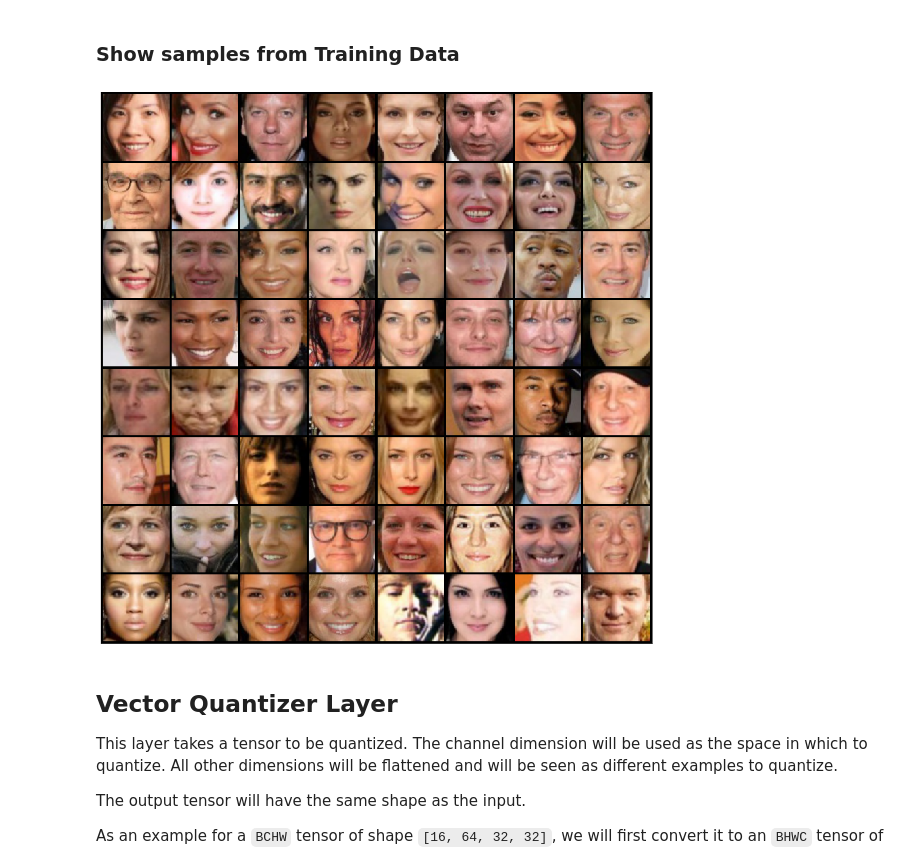
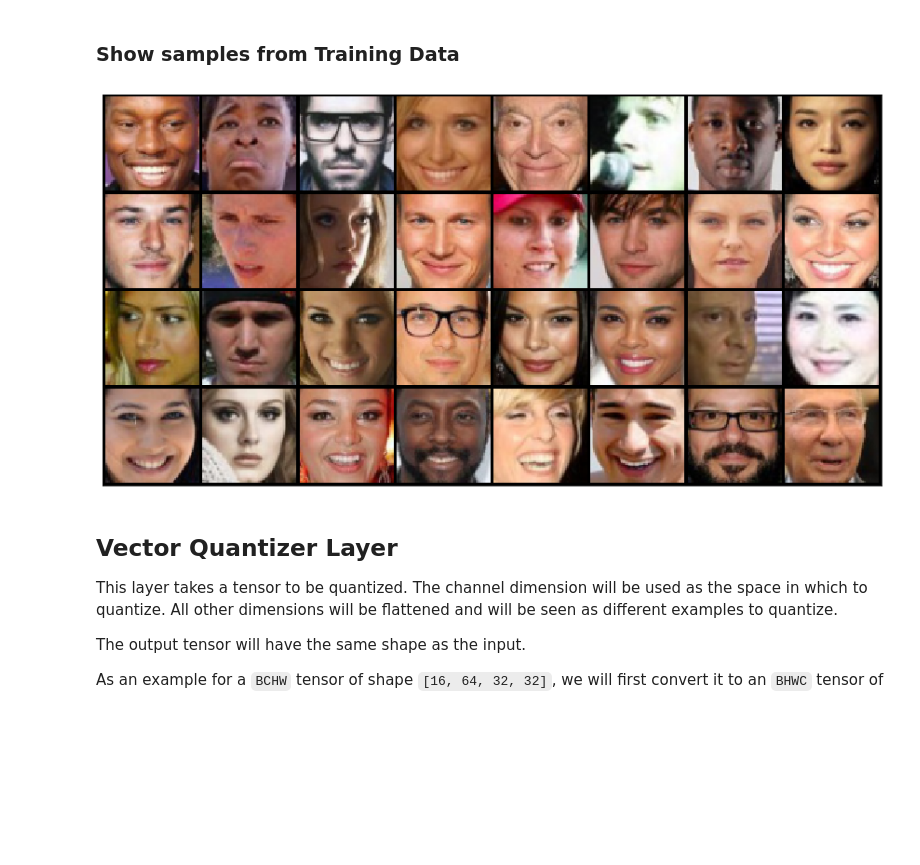
Before and after one commit to sandrobarna/workshop-amld2020, a Jupyter notebook: VQ-VAE.ipynb, the cells around one changed output. Cells and saved outputs as stored; diff of their text form; code cells hidden in the pictures; blank space fills up the shorter version.

```diff
--- a/VQ-VAE.ipynb
+++ b/VQ-VAE.ipynb
@@ -130,7 +141,7 @@ def get_celeba_dls(df: pd.DataFrame, valid_size=0.01, batch_size=128):
                                         pin_memory=True),
 
             torch.utils.data.DataLoader(valid_ds,
-                                        batch_size=2 * batch_size,
+                                        batch_size=batch_size,
                                         shuffle=False,
                                         pin_memory=True))
 # %% [markdown]
@@ -175,14 +187,17 @@ def show(img, **kwargs):
 # %%
-def show_batch(batch, **kwargs):
-    denorm_batch = torch.stack([denorm(sample_batch[i]) for i in range(sample_batch.shape[0])])
+def show_batch(batch, samples=None, **kwargs):
+    if not samples:
+        samples = batch.shape[0]
+
+    denorm_batch = torch.stack([denorm(batch[i]) for i in range(samples)])
     batch_grid = make_grid(denorm_batch)
     show(batch_grid, **kwargs)
 # %%
 sample_batch = next(iter(train_dl))
 # %%
-show_batch(sample_batch, **{"figsize":(15, 15)})
+show_batch(sample_batch, samples=32, **{"figsize":(15, 15)})
 # %% [output]
-[figure, old version]
+[figure, new version]
 # %% [markdown]
 ## Vector Quantizer Layer
 
```
Also changed, not shown: parts of 22 cells of this notebook.
